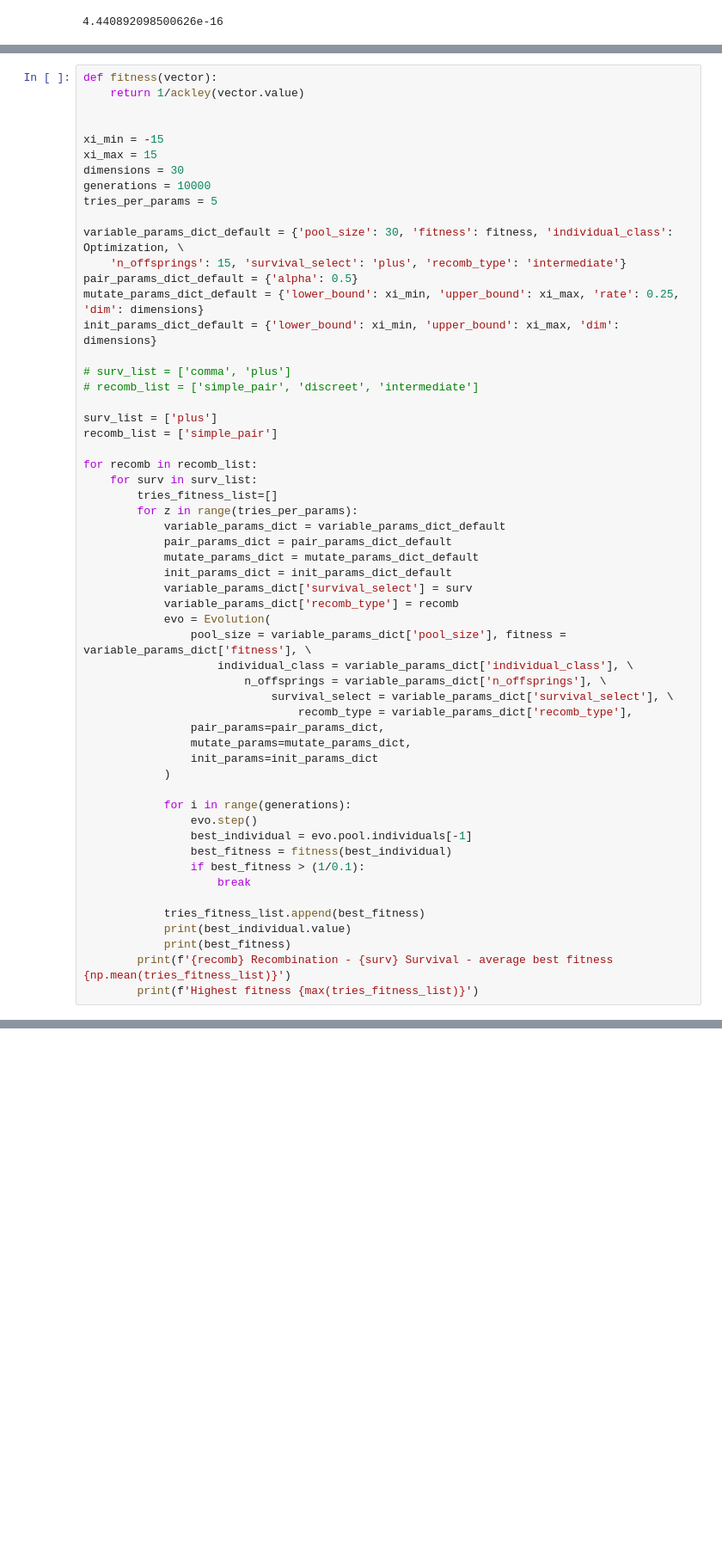
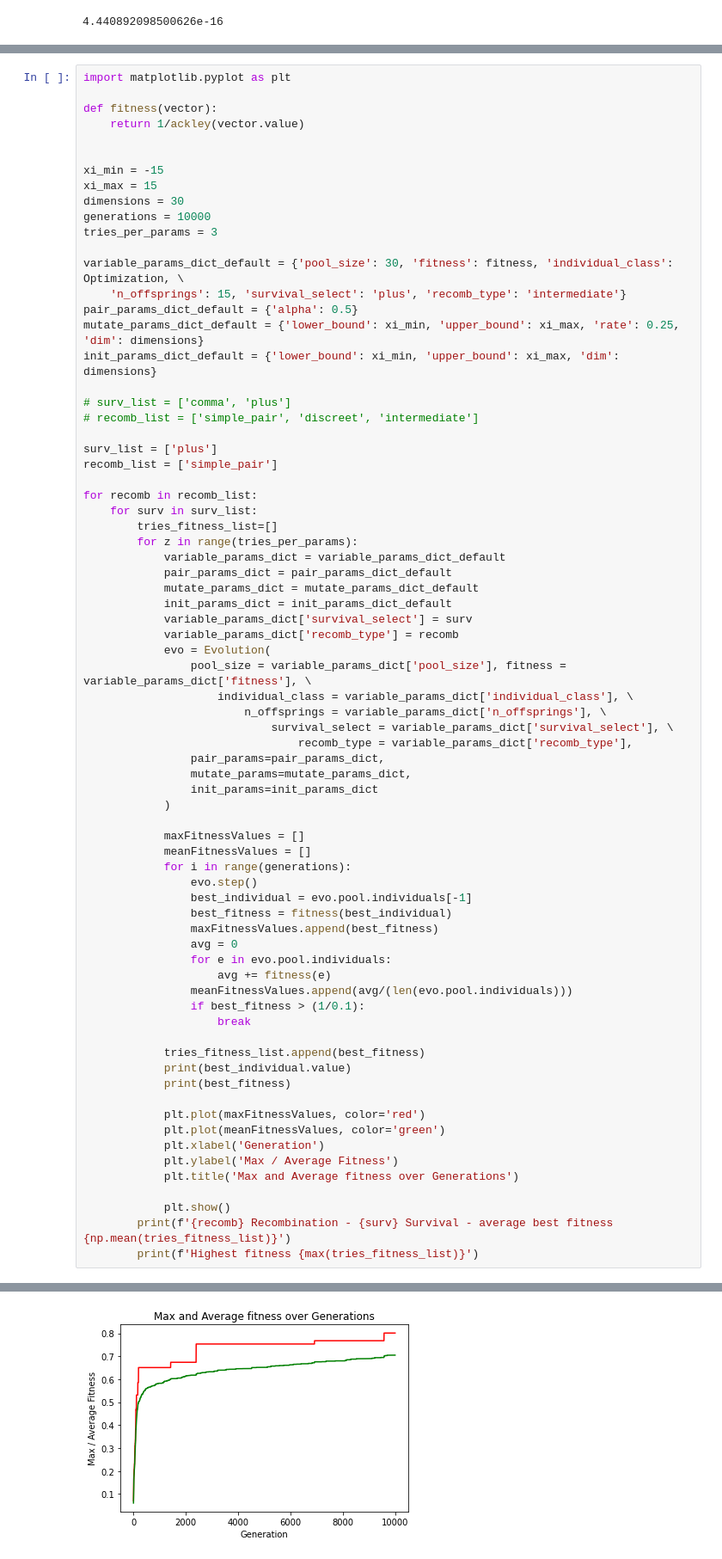
Before and after one commit to LucasThierry/Genetic-Algorithm, a Jupyter notebook: Ackley/ackley.ipynb, the cells around one changed output, grey strips where cells are left out. Shown at 86% size. Drawn from its saved outputs; the diff is of its cells as text; blank space fills up the shorter version.

Commit message:
Fitness plotting added

```diff
--- a/Ackley/ackley.ipynb
+++ b/Ackley/ackley.ipynb
@@ -142,6 +142,8 @@ class Evolution:
         elif(self.survival_select=='plus'):
             self.pool.replace(offsprings)
 # %%
+import matplotlib.pyplot as plt
+
 def fitness(vector):
     return 1/ackley(vector.value)
 
@@ -150,7 +152,7 @@ xi_min = -15
 xi_max = 15
 dimensions = 30
 generations = 10000
-tries_per_params = 5
+tries_per_params = 3
 
 variable_params_dict_default = {'pool_size': 30, 'fitness': fitness, 'individual_class': Optimization, \
     'n_offsprings': 15, 'survival_select': 'plus', 'recomb_type': 'intermediate'}
@@ -185,16 +187,31 @@ for recomb in recomb_list:
                 init_params=init_params_dict
             )
 
+            maxFitnessValues = []
+            meanFitnessValues = []
             for i in range(generations):
                 evo.step()
                 best_individual = evo.pool.individuals[-1]
                 best_fitness = fitness(best_individual)
+                maxFitnessValues.append(best_fitness)
+                avg = 0
+                for e in evo.pool.individuals:
+                    avg += fitness(e)
+                meanFitnessValues.append(avg/(len(evo.pool.individuals)))
                 if best_fitness > (1/0.1):
                     break
 
             tries_fitness_list.append(best_fitness)
             print(best_individual.value)
             print(best_fitness)
+
+            plt.plot(maxFitnessValues, color='red')
+            plt.plot(meanFitnessValues, color='green')
+            plt.xlabel('Generation')
+            plt.ylabel('Max / Average Fitness')
+            plt.title('Max and Average fitness over Generations')
+
+            plt.show()
         print(f'{recomb} Recombination - {surv} Survival - average best fitness {np.mean(tries_fitness_list)}')
         print(f'Highest fitness {max(tries_fitness_list)}')
 # %% [output]
@@ -217,0 +224 @@ Highest fitness 0.9167029835161762
+[figure, added]
```
Also changed, not shown: parts of 1 cell of this notebook.
